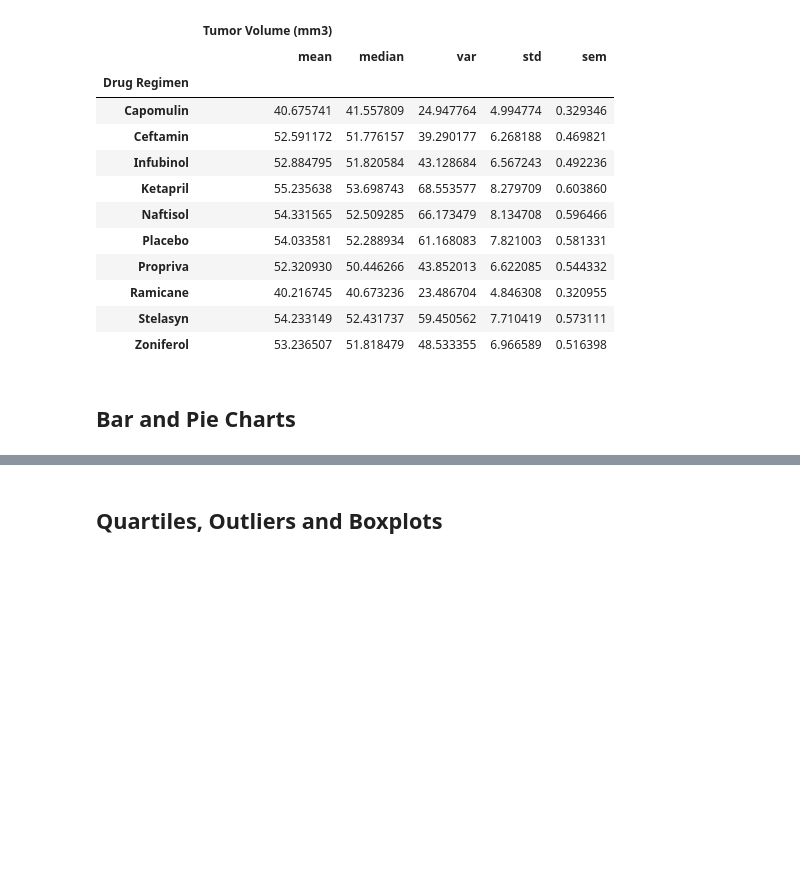
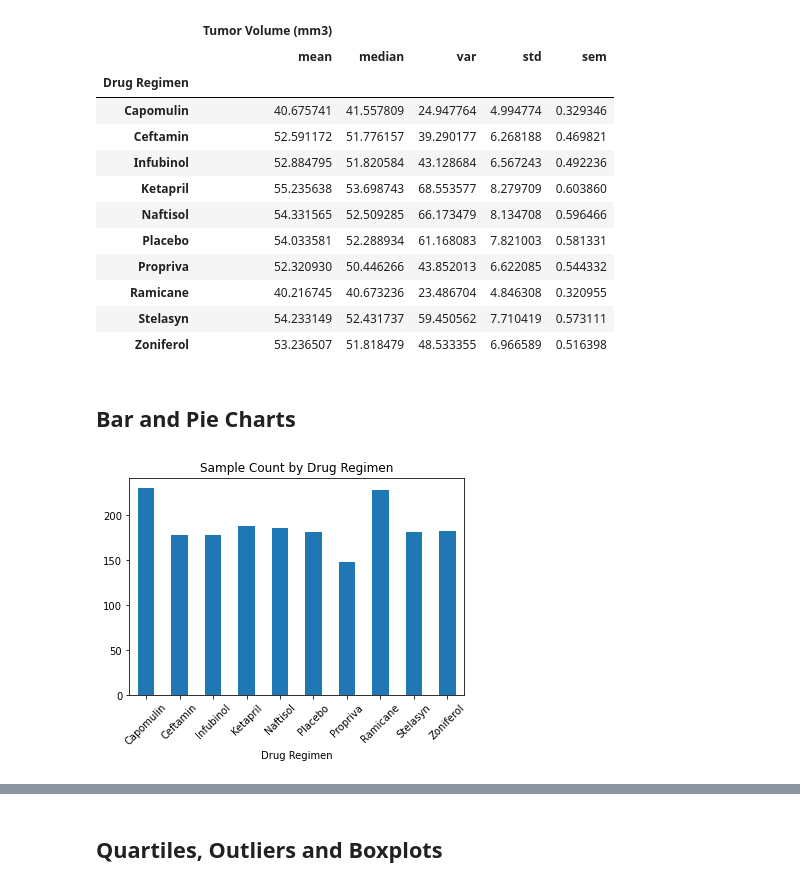
Before and after one commit to jondtran132/matplotlib_challenge, a Jupyter notebook: pymaceuticals_starter.ipynb, the cells around one changed output, grey strips where cells are left out. Saved outputs shown, nothing was run; the diff lists cells and outputs as text; code cells hidden in the pictures; blank space fills up the shorter version.

Commit message:
Added bar/pie charts

```diff
--- a/pymaceuticals_starter.ipynb
+++ b/pymaceuticals_starter.ipynb
@@ -140,5 +140,10 @@ tumor_volume_stats
 ## Bar and Pie Charts
 # %%
 # Generate a bar plot showing the total number of measurements taken on each drug regimen using pandas.
+cleaned_df.groupby('Drug Regimen').count()['Timepoint'].plot.bar(title='Sample Count by Drug Regimen')
+plt.xticks(rotation=45)
+plt.show()
+# %% [output]
+[figure, added]
 # %%
 # Generate a bar plot showing the total number of measurements taken on each drug regimen using pyplot.
```
Also changed, not shown: parts of 3 cells of this notebook.
